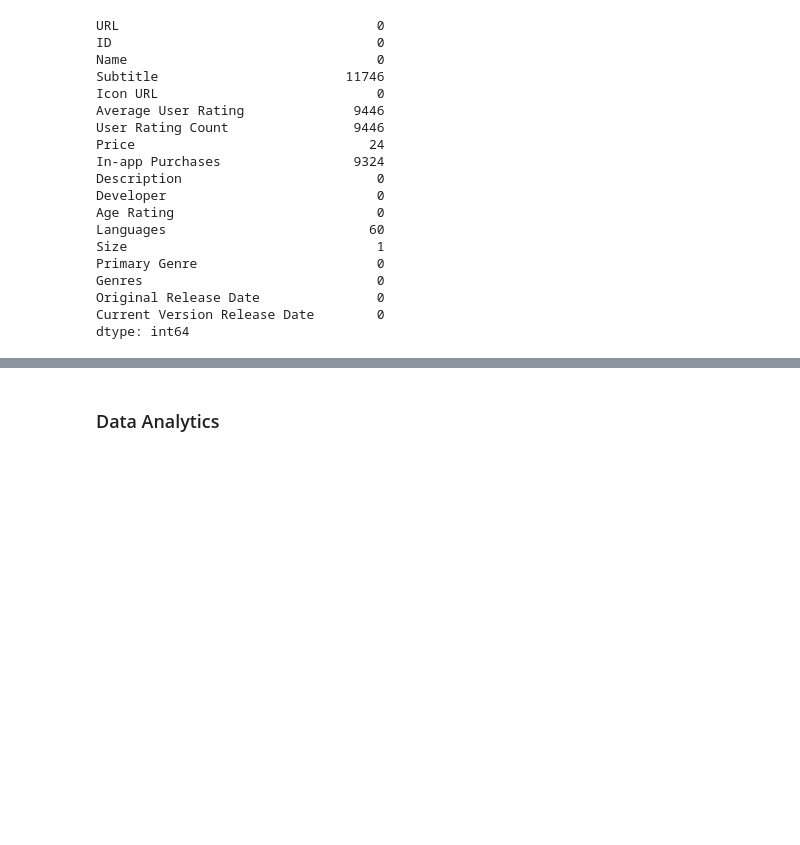
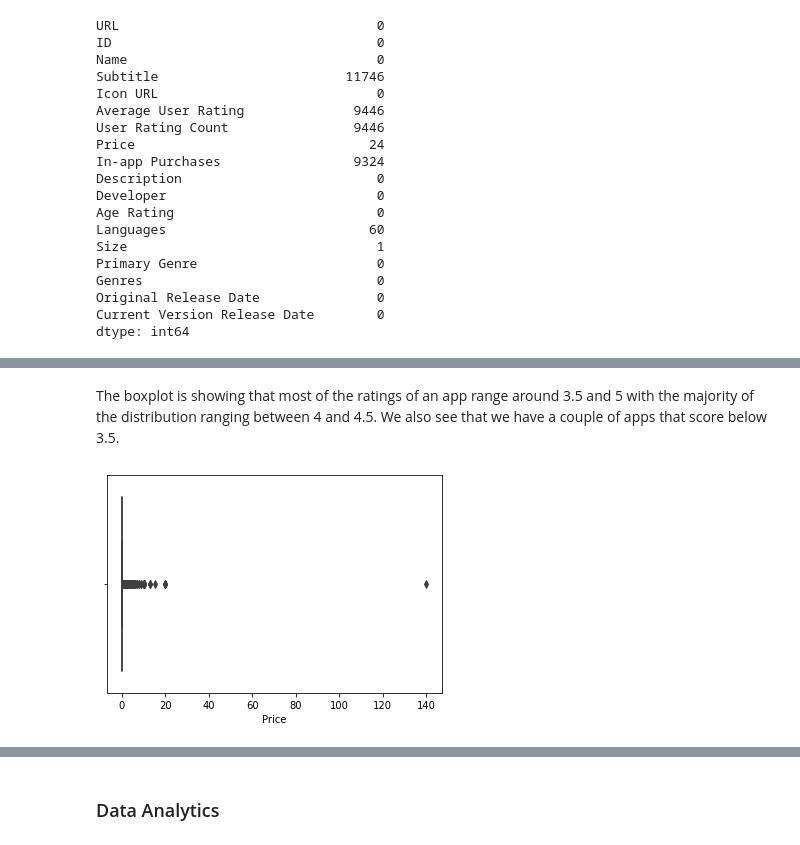
Before and after one commit to ChrisGarciaDS/App-Store-Analysis, a Jupyter notebook: app_analysis.ipynb, the cells around one changed output, grey strips where cells are left out. Cells and saved outputs as stored; diff of their text form; code cells hidden in the pictures; blank space fills up the shorter version.

```diff
--- a/app_analysis.ipynb
+++ b/app_analysis.ipynb
@@ -110,0 +178,8 @@ restaurants = restaurants.rename({'dba': 'name', 'cuisine description': 'cuisine
+# %% [markdown]
+The boxplot is showing that most of the ratings of an app range around 3.5 and 5 with the majority of the distribution ranging between 4 and 4.5. We also see that we have a couple of apps that score below 3.5.
+# %%
+# visualize price
+sns.boxplot(data = ratings, x = 'Price')
+plt.show()
+# %% [output]
+[figure, added]
```
Also changed, not shown: parts of 20 cells of this notebook.
